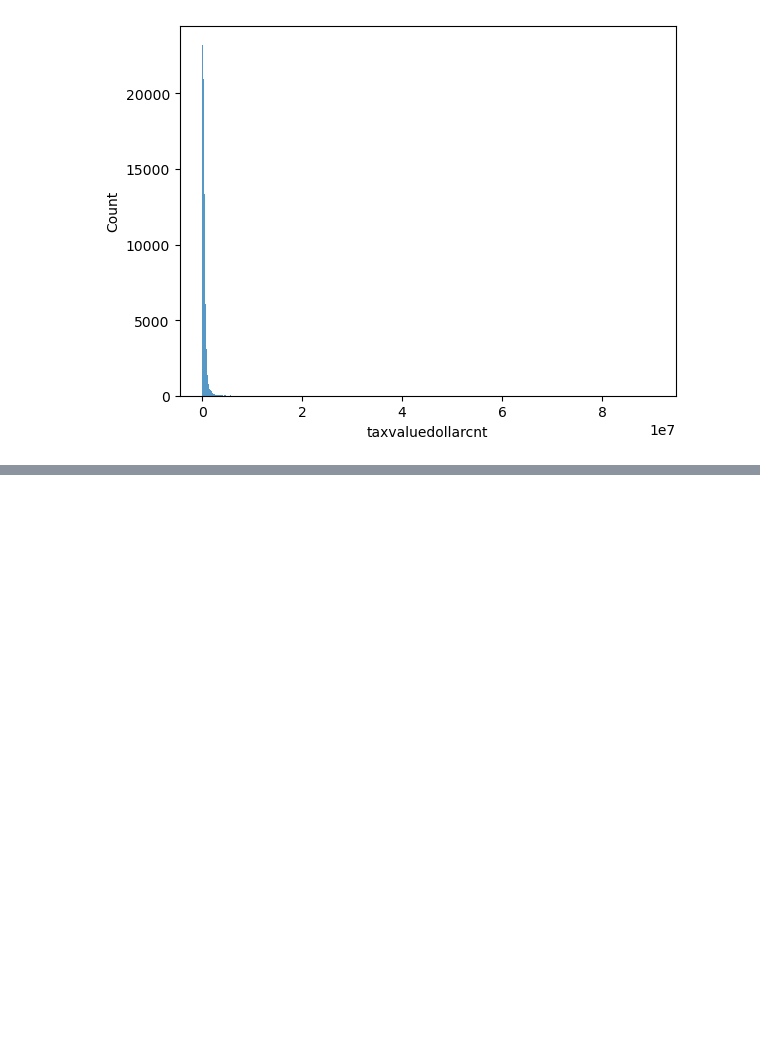
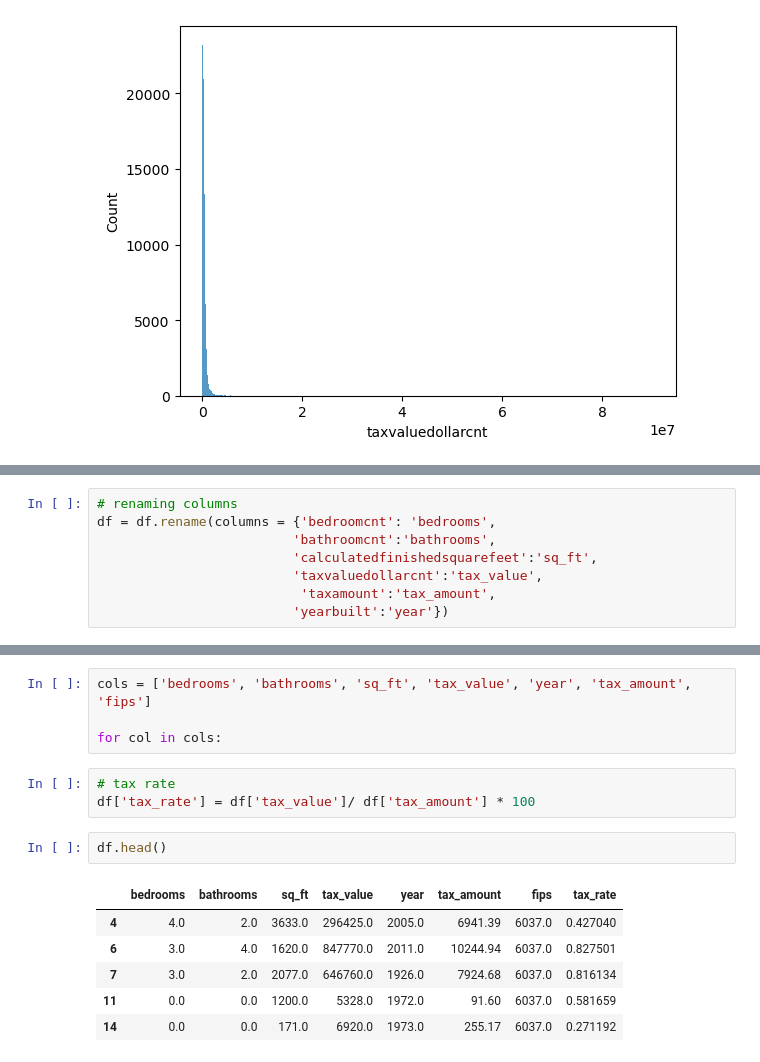
Before and after one commit to carlopdeleon/regression-exercises, a Jupyter notebook: wrangle.ipynb, the cells around one changed output, grey strips where cells are left out. Cells and saved outputs as stored; diff of their text form; blank space fills up the shorter version.

```diff
--- a/wrangle.ipynb
+++ b/wrangle.ipynb
@@ -149,0 +155,8 @@ sns.histplot(x='taxvaluedollarcnt', data=df)
+# %%
+# renaming columns
+df = df.rename(columns = {'bedroomcnt': 'bedrooms',
+                         'bathroomcnt':'bathrooms',
+                         'calculatedfinishedsquarefeet':'sq_ft',
+                         'taxvaluedollarcnt':'tax_value',
+                          'taxamount':'tax_amount',
+                         'yearbuilt':'year'})
@@ -149,0 +172,16 @@ sns.histplot(x='taxvaluedollarcnt', data=df)
+# %%
+cols = ['bedrooms', 'bathrooms', 'sq_ft', 'tax_value', 'year', 'tax_amount', 'fips']
+
+for col in cols:
+# %%
+# tax rate
+df['tax_rate'] = df['tax_value']/ df['tax_amount'] * 100
+# %%
+df.head()
+# %% [output]
+|  | bedrooms | bathrooms | sq_ft | tax_value | year | tax_amount | fips | tax_rate |
+| 4 | 4.0 | 2.0 | 3633.0 | 296425.0 | 2005.0 | 6941.39 | 6037.0 | 0.427040 |
+| 6 | 3.0 | 4.0 | 1620.0 | 847770.0 | 2011.0 | 10244.94 | 6037.0 | 0.827501 |
+| 7 | 3.0 | 2.0 | 2077.0 | 646760.0 | 1926.0 | 7924.68 | 6037.0 | 0.816134 |
+| 11 | 0.0 | 0.0 | 1200.0 | 5328.0 | 1972.0 | 91.60 | 6037.0 | 0.581659 |
+| 14 | 0.0 | 0.0 | 171.0 | 6920.0 | 1973.0 | 255.17 | 6037.0 | 0.271192 |
```
Also changed, not shown: parts of 4 cells of this notebook, 1 other file.
